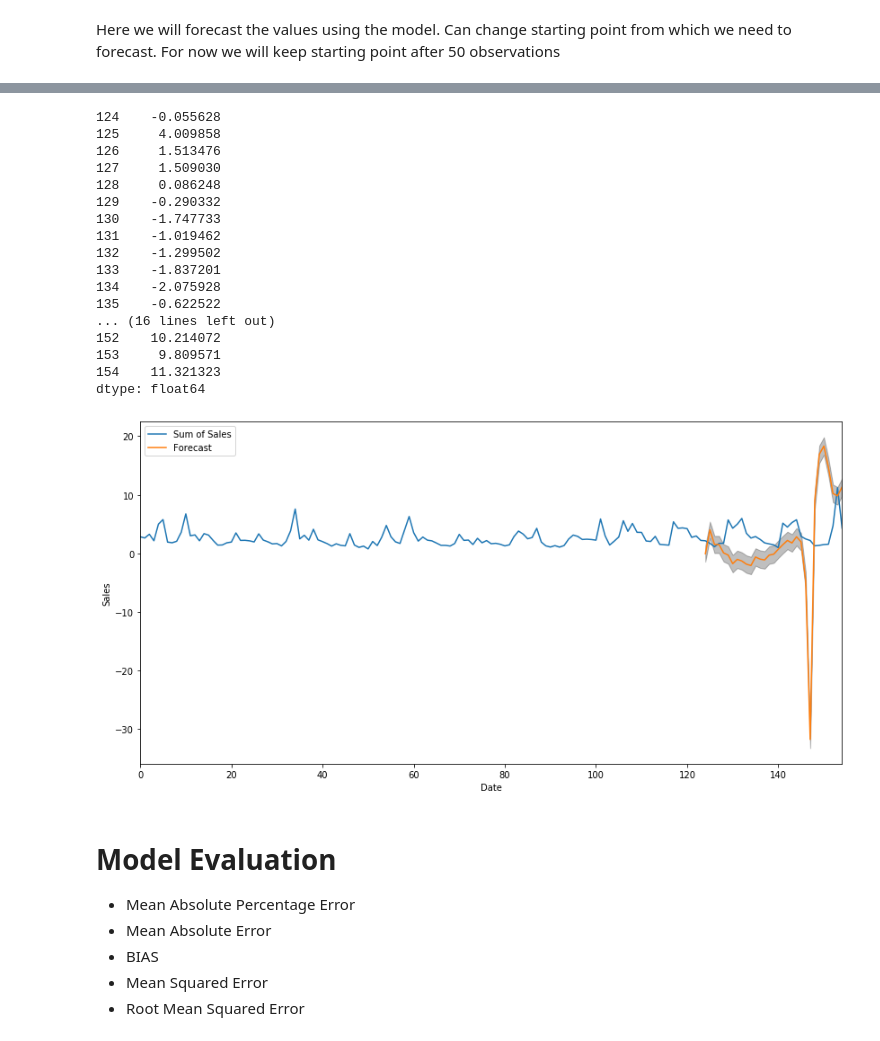
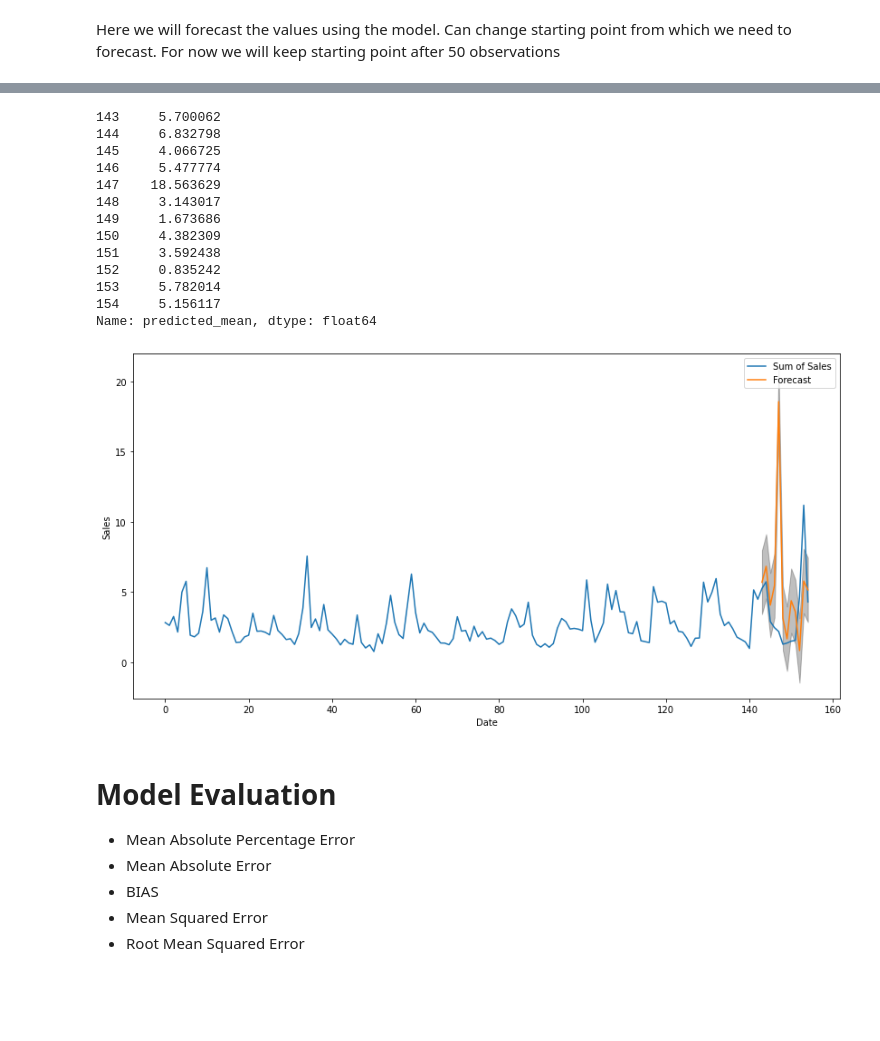
Before and after one commit to rnair7163/LabelMaster_Sales_Forecasting, a Jupyter notebook: src/Data_Modeling/books_sarima_exog_splited.ipynb, the cells around one changed output, grey strips where cells are left out. Saved outputs shown, nothing was run; the diff lists cells and outputs as text; code cells hidden in the pictures; blank space fills up the shorter version.

```diff
--- a/src/Data_Modeling/books_sarima_exog_splited.ipynb
+++ b/src/Data_Modeling/books_sarima_exog_splited.ipynb
@@ -64,2 +47,36 @@ exog
+# %%
+books = books.dropna(axis = 1)
+exog = books.iloc[:,2:]
+exog = exog[['Reefer Trailer Loadings (000s, SA)_freight_m_trucking',
+       'Chemicals & Allied Products (000s, SA)_freight_m_trucking',
+       'Total LTL (w/ FSC)_rates_m_trucking',
+       'Contract TL Tank Rates (w/o FSC)_rates_m_trucking',
+       'OEM Net Orders (U.S. / CAN, units)_indicators_m_trucking',
+       'New Truck Lead Time (N.A. Backlog/Build Ratio, months)_indicators_m_trucking',
+       'G325_indicators_m_trucking', 'G332_indicators_m_trucking',
+       'ISM_indicators_m_trucking', 'MANEMP_indicators_m_trucking',
+       'USTRADE_indicators_m_trucking', 'LEI_indicators_m_trucking',
+       'D/STOCK_indicators_m_trucking',
+       "Change in Payroll Employment (000's)_driver_indicators_m_trucking",
+       'LABORINDEX_driver_indicators_m_trucking',
+       "Total Class 8, North America_Factory Shipments (Ward's)_indicators_m_trucking_trailer",
+       "Total Class 8, North America_Retail Sales (Ward's)_M/M % Change_indicators_m_trucking_trailer",
+       'Total Trailers, U.S._Production_M/M % Change_indicators_m_trucking_trailer',
+       "Total Classes 4-7, North America_Factory Shipments (Ward's)_Y/Y % Change_indicators_m_trucking_trailer",
+       "Total Classes 4-7, North America_Retail Sales (Ward's)_M/M % Change_indicators_m_trucking_trailer",
+       "Total Classes 4-7, North America_Inventories (Ward's)_M/M % Change_indicators_m_trucking_trailer",
+       "Total Classes 4-7, North America_Inventories (Ward's)_Y/Y % Change_indicators_m_trucking_trailer",
+       "Class 4, North America_Factory Shipments (Ward's)_indicators_m_trucking_trailer",
+       'FTR Truck Loadings_M/M % Change_freight_m_trucking_trailer',
+       'FTR Truck Loadings_Y/Y % Change_freight_m_trucking_trailer',
+       'FTR Rail Intermodal Loadings_Y/Y % Change_freight_m_trucking_trailer',
+       'FTR Rail Carloadings (carload + intermodal) (000s, SA)_freight_m_trucking_trailer',
+       'FTR Rail Carloadings_M/M % Change_freight_m_trucking_trailer',
+       'BUILD FOR_Liquid_Tank', 'BUILD FOR_Dry_Tank',
+       'Change in Distillate Fuel Inventories_x',
+       'Intermodal Revenue Movements (IANA-ETSO)_Total_x',
+       'FTR Intermodal Competitive Index_Intermodal Competitive Index (0=Neutral)_x',
+       'Canada Origin Intermodal Volumes_Domestic_x',
+       'N.A. Port Activity, Total TEUs_Exports_x']]
 # %%
-X_train, X_test, y_train, y_test = train_test_split(exog, sales, test_size=0.2, random_state=60616, shuffle=False)
+X_train, X_test, y_train, y_test = train_test_split(exog, sales, test_size=0.075, random_state=60616, shuffle=False)
@@ -179,7 +191,8 @@ The above output suggests that SARIMAX(3,0,0)(3,0,0,12) yields the lowest AIC va
 # %%
 mod = sm.tsa.statespace.SARIMAX(y_train['Sum of Sales'],
                                 exog = X_train,
-                                order=(3, 0, 0),
-                                seasonal_order=(3, 0, 0, 12))
+                                order=(1,0,0),
+                                seasonal_order=(0, 1, 1, 12)
+                               )
 results = mod.fit()
 print(results.summary())
@@ -225,37 +220,33 @@ plt.show()
 # %%
-results.forecast(steps=31,exog=X_test)
+results.forecast(steps=12,exog=X_test)
 # %% [output]
-124    -0.055628
-125     4.009858
-126     1.513476
-127     1.509030
-128     0.086248
-129    -0.290332
-130    -1.747733
-131    -1.019462
-132    -1.299502
-133    -1.837201
-134    -2.075928
-135    -0.622522
-... (16 lines left out)
-152    10.214072
-153     9.809571
-154    11.321323
-dtype: float64
+143     5.700062
+144     6.832798
+145     4.066725
+146     5.477774
+147    18.563629
+148     3.143017
+149     1.673686
+150     4.382309
+151     3.592438
+152     0.835242
+153     5.782014
+154     5.156117
+Name: predicted_mean, dtype: float64
 # %%
-pred_uc = results.get_forecast(steps=31,exog=X_test)
+pred_uc = results.get_forecast(steps=12,exog=X_test)
 pred_ci = pred_uc.conf_int()
 ax = sales.plot(label='observed', figsize=(14, 7))
 pred_uc.predicted_mean.plot(ax=ax, label='Forecast')
 ax.fill_between(pred_ci.index,
                 pred_ci.iloc[:, 0],
                 pred_ci.iloc[:, 1], color='k', alpha=.25)
 ax.set_xlabel('Date')
 ax.set_ylabel('Sales')
 plt.legend()
 plt.show()
 # %% [output]
-[figure, old version]
+[figure, new version]
 # %% [markdown]
 # Model Evaluation
  - Mean Absolute Percentage Error
```
Also changed, not shown: parts of 18 cells of this notebook, 1 other file.
